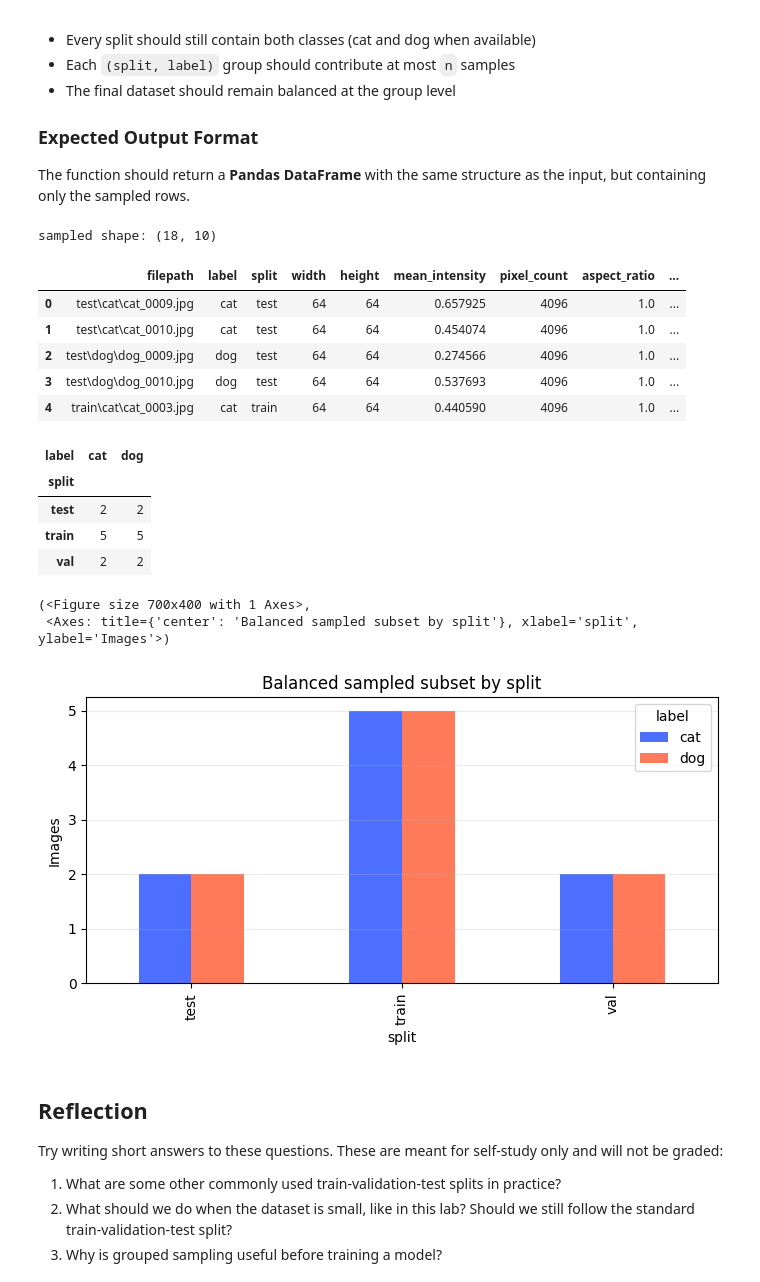
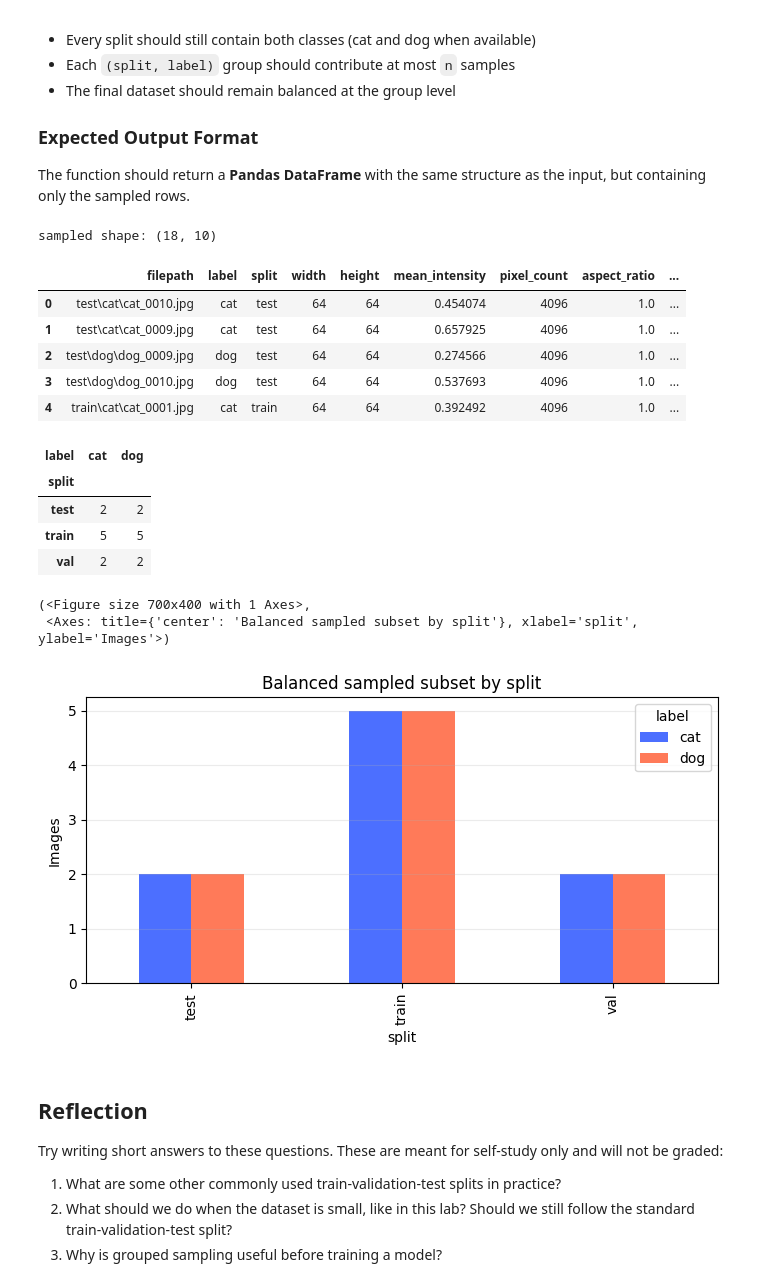
Before and after one commit to vgu-dsai-2026/lab-2-pandas-NhanVH2024, a Jupyter notebook: notebook.ipynb, the cells around one changed output. Drawn from its saved outputs; the diff is of its cells as text; code cells hidden in the pictures.

```diff
--- a/notebook.ipynb
+++ b/notebook.ipynb
@@ -420,7 +424,7 @@ def add_analysis_columns(frame: pd.DataFrame) -> pd.DataFrame:
     # pixel_count
     df_copy["pixel_count"] = df_copy["width"] * df_copy["height"]
     # aspect_ratio
-    df_copy["aspect_ratio"] = df_copy["width"] / df_copy["height"]
+    df_copy["aspect_ratio"] = df_copy["width"] / df_copy["height"].replace(0, np.nan)
     # brightness_band (quartiles)
     df_copy["brightness_band"] = pd.qcut(
         df_copy["mean_intensity"],
@@ -431,10 +435,12 @@ def add_analysis_columns(frame: pd.DataFrame) -> pd.DataFrame:
     ref_size = 64 * 64
     df_copy["size_bucket"] = pd.cut(
         df_copy["pixel_count"],
-        bins=[-1, ref_size * 0.9, ref_size * 1.1, float("inf")],
+        bins=[-1, ref_size - 1, ref_size + 1, float("inf")],
         labels=["small", "medium", "large"]
     )
-    return df_copy   # <-- ADDED
+
+    return df_copy
+
 analysis_df = add_analysis_columns(df)
 display(analysis_df.head())
 # %% [output]
@@ -517,36 +525,42 @@ The function should return a **Pandas DataFrame** with the same structure as the
 # %%
 def sample_balanced_by_split_and_label(
     frame: pd.DataFrame, n_per_group: int, seed: int
 ) -> pd.DataFrame:
     # TODO: sample n_per_group rows from each (split, label) group and return the combined DataFrame.
     #raise NotImplementedError("Build a balanced sample across split and label groups.")
+    rng = np.random.default_rng(seed)
+    rng = np.random.default_rng(seed)
+
     sampled = (
         frame
         .groupby(["split", "label"], group_keys=False)
-        .apply(lambda g: g.sample(n=min(len(g), n_per_group), random_state=seed))  # <-- ADDED
+        .apply(lambda g: g.sample(
+            n=min(len(g), n_per_group),
+            random_state=rng.integers(0, 1e9)
+        ))
         .reset_index(drop=True)
     )
     return sampled
 
 sample_size_per_group = 5
 sampled_df = sample_balanced_by_split_and_label(
     analysis_df, n_per_group=sample_size_per_group, seed=SEED
 )
 print("sampled shape:", sampled_df.shape)
 display(sampled_df.head())
 
 sampled_balance = sampled_df.groupby(["split", "label"]).size().unstack(fill_value=0)
 display(sampled_balance)
 
 plot_class_balance(sampled_df, title="Balanced sampled subset by split")
 # %% [output]
 sampled shape: (18, 10)
 |  | filepath | label | split | width | height | mean_intensity | pixel_count | aspect_ratio | ... |
-| 0 | test\cat\cat_0009.jpg | cat | test | 64 | 64 | 0.657925 | 4096 | 1.0 | ... |
-| 1 | test\cat\cat_0010.jpg | cat | test | 64 | 64 | 0.454074 | 4096 | 1.0 | ... |
+| 0 | test\cat\cat_0010.jpg | cat | test | 64 | 64 | 0.454074 | 4096 | 1.0 | ... |
+| 1 | test\cat\cat_0009.jpg | cat | test | 64 | 64 | 0.657925 | 4096 | 1.0 | ... |
 | 2 | test\dog\dog_0009.jpg | dog | test | 64 | 64 | 0.274566 | 4096 | 1.0 | ... |
 | 3 | test\dog\dog_0010.jpg | dog | test | 64 | 64 | 0.537693 | 4096 | 1.0 | ... |
-| 4 | train\cat\cat_0003.jpg | cat | train | 64 | 64 | 0.440590 | 4096 | 1.0 | ... |
+| 4 | train\cat\cat_0001.jpg | cat | train | 64 | 64 | 0.392492 | 4096 | 1.0 | ... |
 | label | cat | dog |
 | split |  |  |
 | test | 2 | 2 |
```
Also changed, not shown: parts of 3 cells of this notebook.
